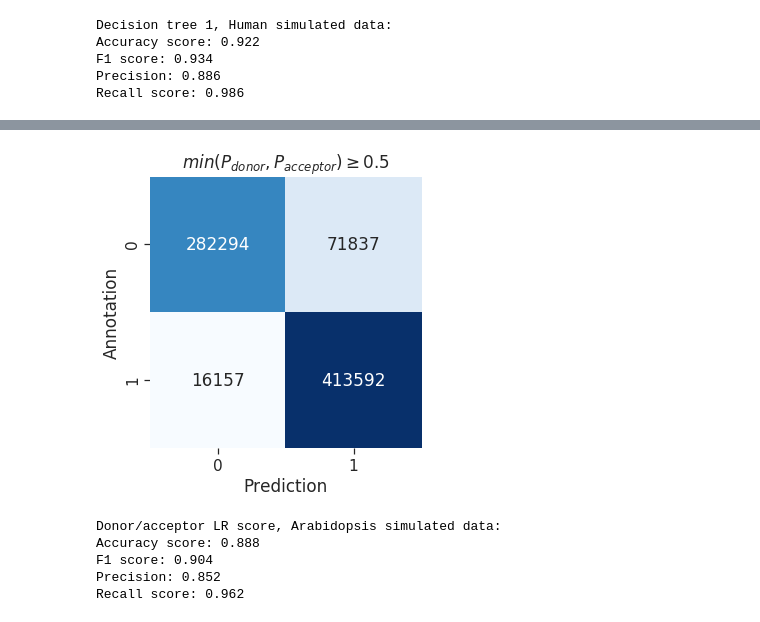
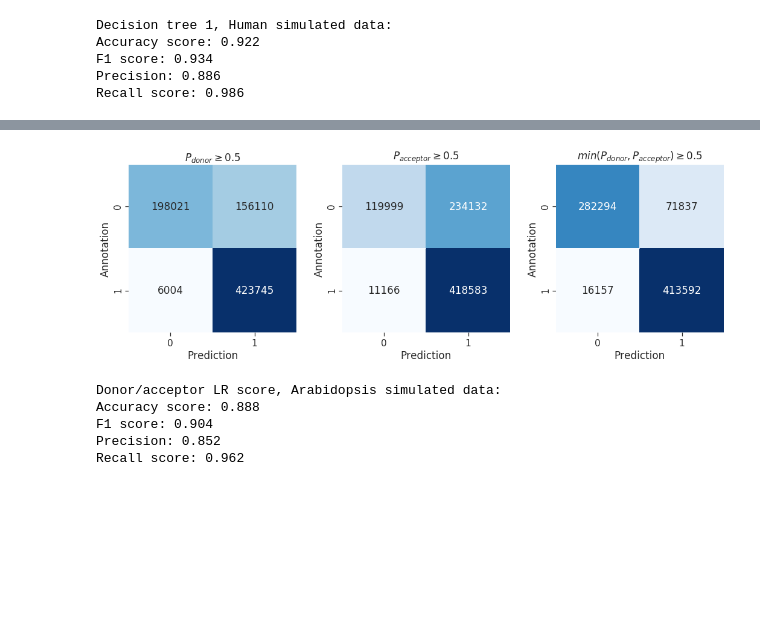
Before and after one commit to bartongroup/two_pass_alignment_pipeline, a Jupyter notebook: notebooks/decision_trees.ipynb, the cells around one changed output, grey strips where cells are left out. Saved outputs shown, nothing was run; the diff lists cells and outputs as text; code cells hidden in the pictures; blank space fills up the shorter version.

Commit message:
rerun decision tree notebook and update figures

```diff
--- a/notebooks/decision_trees.ipynb
+++ b/notebooks/decision_trees.ipynb
@@ -492,21 +492,40 @@ Instead we use the predictions from the first model as outcome labels, and the s
 
 ![LR model](figures/sequence_lr_model_diagram.svg)
 # %%
-fig, ax = plt.subplots(figsize=(5, 5))
+fig, axes = plt.subplots(figsize=(15, 5), ncols=3)
+
+lr = pd.crosstab(arath_juncs.is_annot, arath_juncs.donor_seq_score >= 0.5)
+sns.heatmap(lr, ax=axes[0], cmap='Blues', square=True, cbar=False, annot=True, fmt='d')
+axes[0].set_xticklabels([0, 1])
+axes[0].set_yticklabels([0, 1])
+axes[0].set_title(r'$P_{donor} \geq 0.5$')
+axes[0].set_xlabel('Prediction')
+axes[0].set_ylabel('Annotation')
+
+lr = pd.crosstab(arath_juncs.is_annot, arath_juncs.acceptor_seq_score >= 0.5)
+sns.heatmap(lr, ax=axes[1], cmap='Blues', square=True, cbar=False, annot=True, fmt='d')
+axes[1].set_xticklabels([0, 1])
+axes[1].set_yticklabels([0, 1])
+axes[1].set_title(r'$P_{acceptor} \geq 0.5$')
+axes[1].set_xlabel('Prediction')
+axes[1].set_ylabel('Annotation')
+
 
 lr_score = (arath_juncs.donor_seq_score >= 0.5) & (arath_juncs.acceptor_seq_score >= 0.5)
+lr = pd.crosstab(arath_juncs.is_annot, lr_score)
+sns.heatmap(lr, ax=axes[2], cmap='Blues', square=True, cbar=False, annot=True, fmt='d')
+axes[2].set_xticklabels([0, 1])
+axes[2].set_yticklabels([0, 1])
+axes[2].set_title(r'$min(P_{donor}, P_{acceptor}) \geq 0.5$')
+axes[2].set_xlabel('Prediction')
+axes[2].set_ylabel('Annotation')
 
-lr = pd.crosstab(arath_juncs.is_annot, lr_score)
-sns.heatmap(lr, ax=ax, cmap='Blues', square=True, cbar=False, annot=True, fmt='d')
-ax.set_xticklabels([0, 1])
-ax.set_yticklabels([0, 1])
-ax.set_title(r'$min(P_{donor}, P_{acceptor}) \geq 0.5$')
-ax.set_xlabel('Prediction')
-ax.set_ylabel('Annotation')
+plt.tight_layout()
+
 plt.savefig('figures/arabidopsis_lr_scores_confusion_matrix.svg')
 plt.show()
 # %% [output]
-[figure, old version]
+[figure, new version]
 # %%
 print(
     'Donor/acceptor LR score, Arabidopsis simulated data:\n'
```
Also changed, not shown: parts of 1 cell of this notebook, 10 other files.
